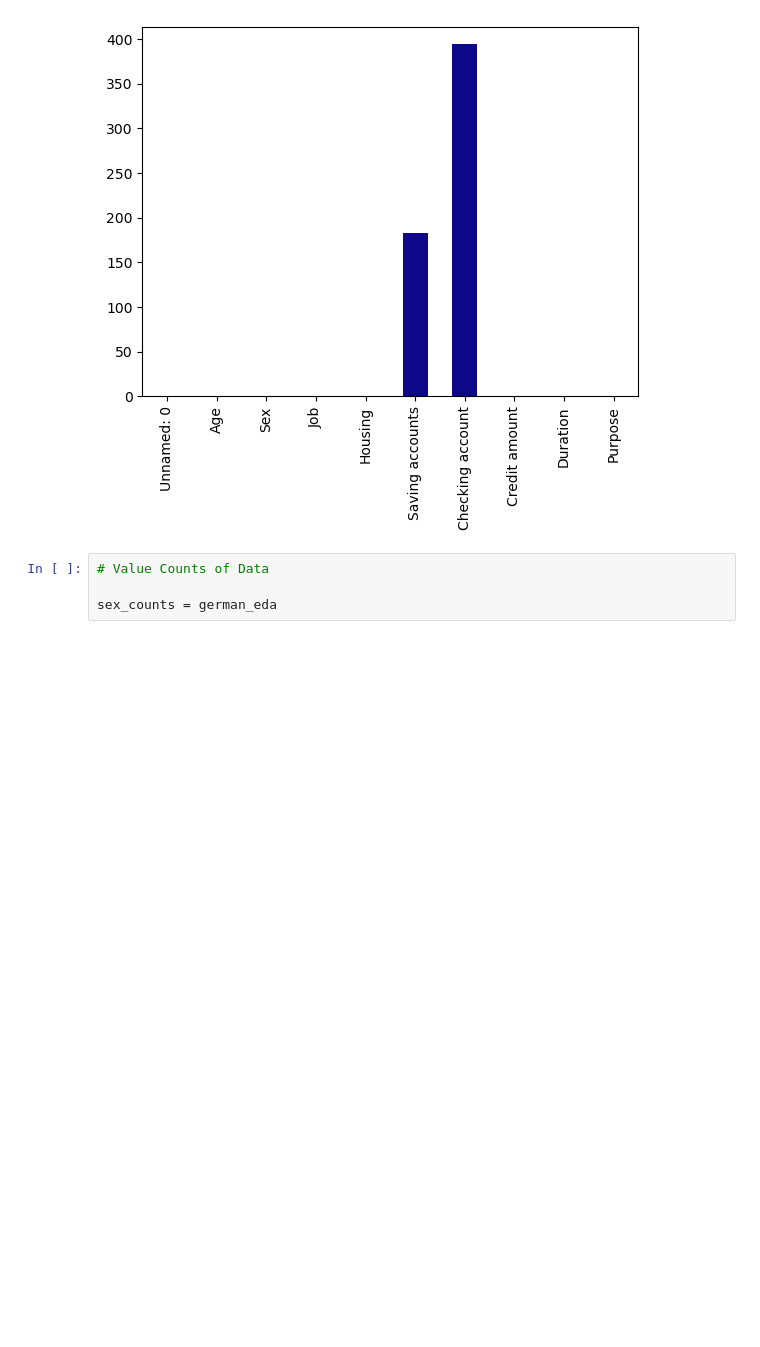
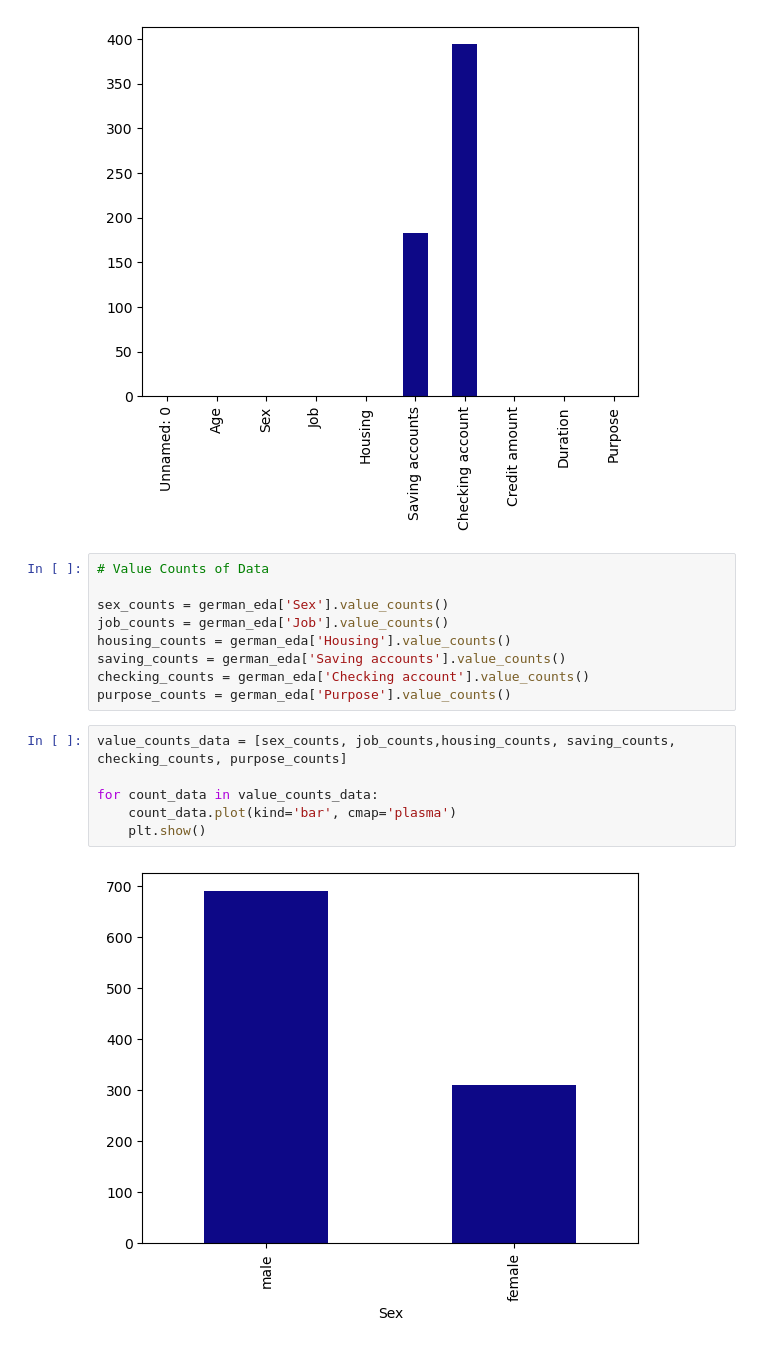
Before and after one commit to itsmearafik/Credit-Risk-Segmentation-Finance-, a Jupyter notebook: notebooks/app.ipynb, the cells around one changed output. Cells and saved outputs as stored; diff of their text form; blank space fills up the shorter version.

```diff
--- a/notebooks/app.ipynb
+++ b/notebooks/app.ipynb
@@ -98,4 +98,17 @@ plt.show()
 # %%
 # Value Counts of Data
 
-sex_counts = german_eda
+sex_counts = german_eda['Sex'].value_counts()
+job_counts = german_eda['Job'].value_counts()
+housing_counts = german_eda['Housing'].value_counts()
+saving_counts = german_eda['Saving accounts'].value_counts()
+checking_counts = german_eda['Checking account'].value_counts()
+purpose_counts = german_eda['Purpose'].value_counts()
+# %%
+value_counts_data = [sex_counts, job_counts,housing_counts, saving_counts, checking_counts, purpose_counts]
+
+for count_data in value_counts_data:
+    count_data.plot(kind='bar', cmap='plasma')
+    plt.show()
+# %% [output]
+[figure, added]
```
Also changed, not shown: parts of 17 cells of this notebook.
